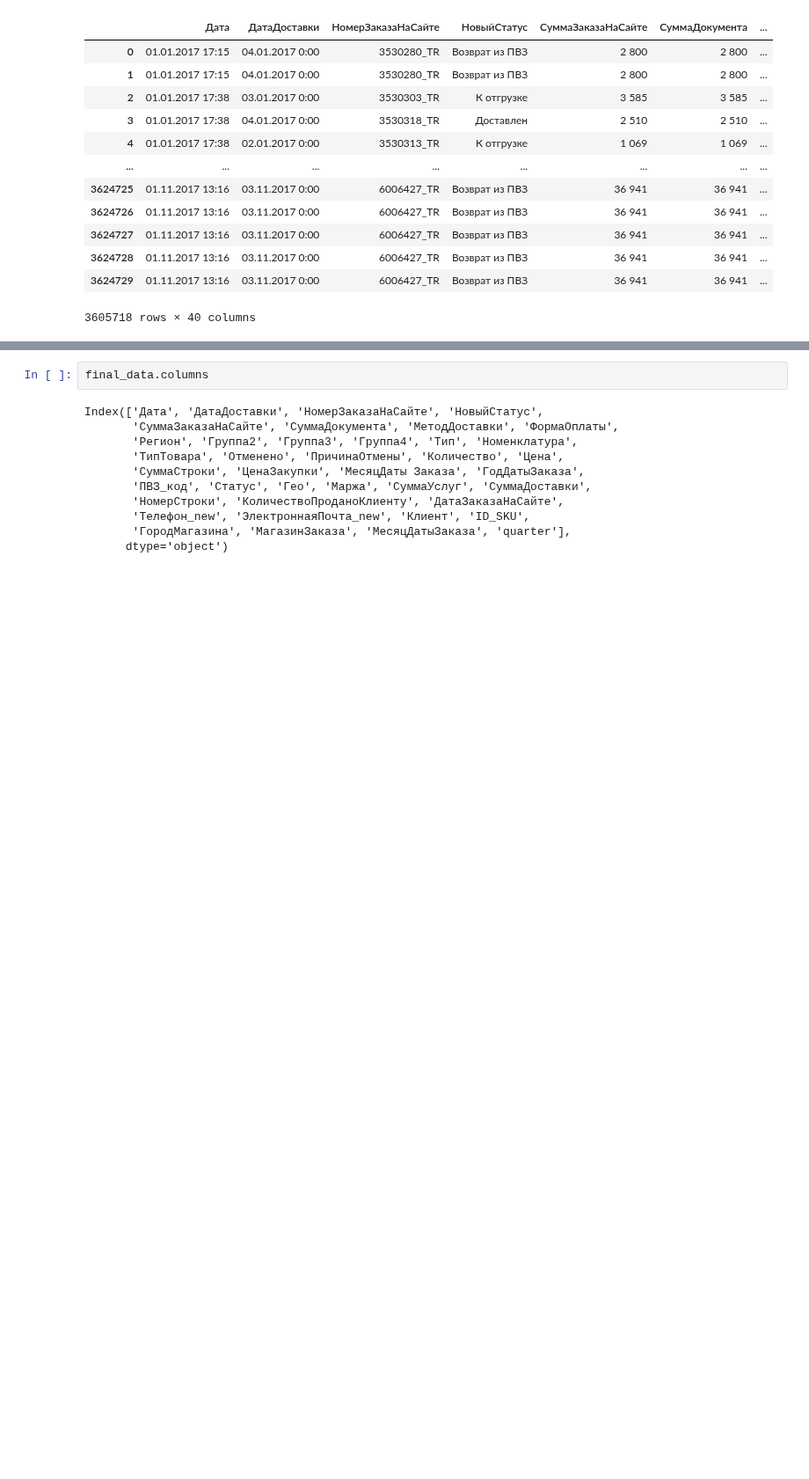
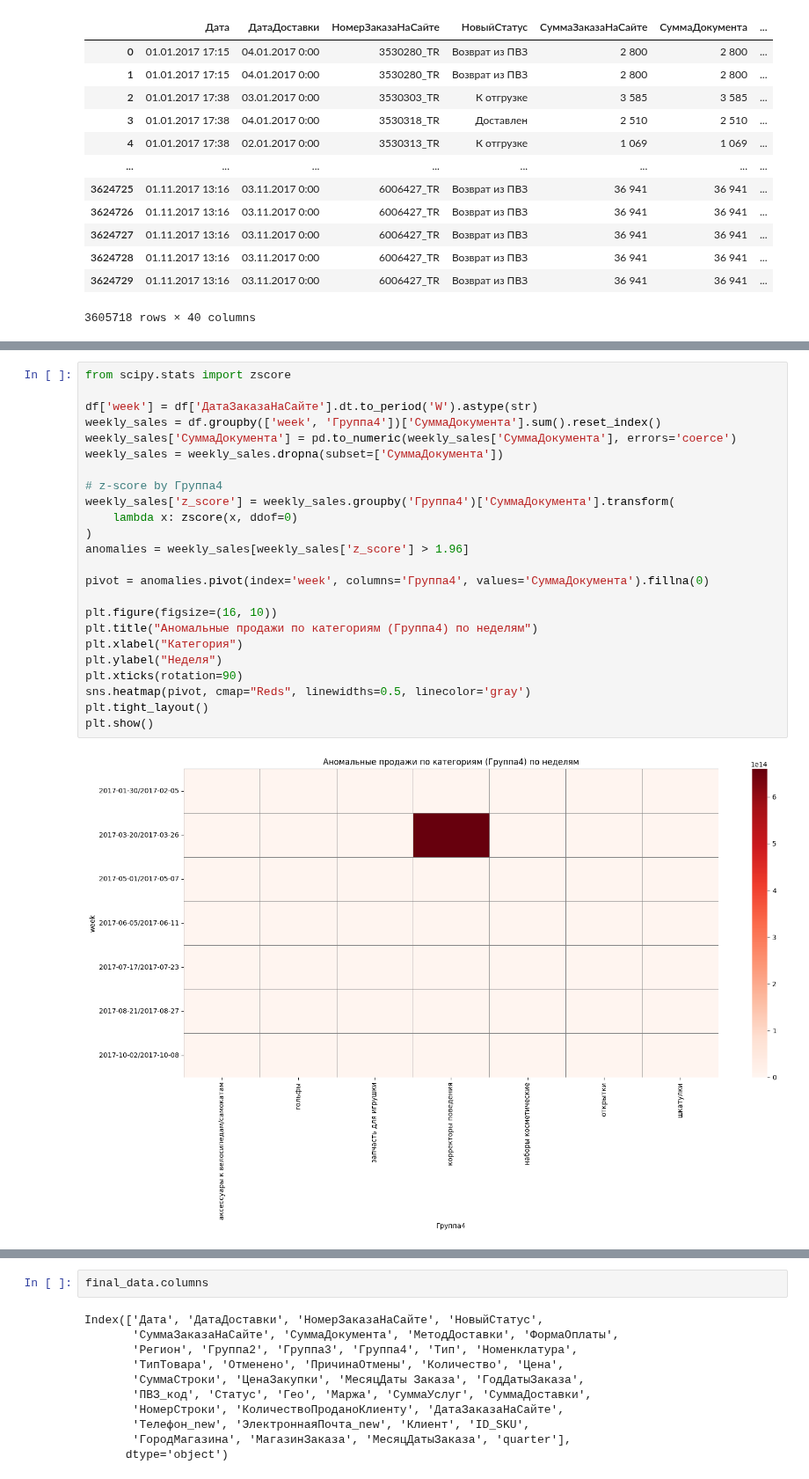
Before and after one commit to Mi11ena/Analysis-of-Purchasing-Activity-Cycles-and-Building-a-Customer-Retention-Strategy, a Jupyter notebook: 1. Preprocessing.ipynb, the cells around one changed output, grey strips where cells are left out. Shown at 88% size. Saved outputs shown, nothing was run; the diff lists cells and outputs as text; blank space fills up the shorter version.

```diff
--- a/1. Preprocessing.ipynb
+++ b/1. Preprocessing.ipynb
@@ -69,0 +114,26 @@ final_data
+# %%
+from scipy.stats import zscore
+
+df['week'] = df['ДатаЗаказаНаСайте'].dt.to_period('W').astype(str)
+weekly_sales = df.groupby(['week', 'Группа4'])['СуммаДокумента'].sum().reset_index()
+weekly_sales['СуммаДокумента'] = pd.to_numeric(weekly_sales['СуммаДокумента'], errors='coerce')
+weekly_sales = weekly_sales.dropna(subset=['СуммаДокумента'])
+
+# z-score by Группа4
+weekly_sales['z_score'] = weekly_sales.groupby('Группа4')['СуммаДокумента'].transform(
+    lambda x: zscore(x, ddof=0)
+)
+anomalies = weekly_sales[weekly_sales['z_score'] > 1.96]
+
+pivot = anomalies.pivot(index='week', columns='Группа4', values='СуммаДокумента').fillna(0)
+
+plt.figure(figsize=(16, 10))
+plt.title("Аномальные продажи по категориям (Группа4) по неделям")
+plt.xlabel("Категория")
+plt.ylabel("Неделя")
+plt.xticks(rotation=90)
+sns.heatmap(pivot, cmap="Reds", linewidths=0.5, linecolor='gray')
+plt.tight_layout()
+plt.show()
+# %% [output]
+[figure, added]
```
Also changed, not shown: parts of 15 cells of this notebook, 2 other files.
